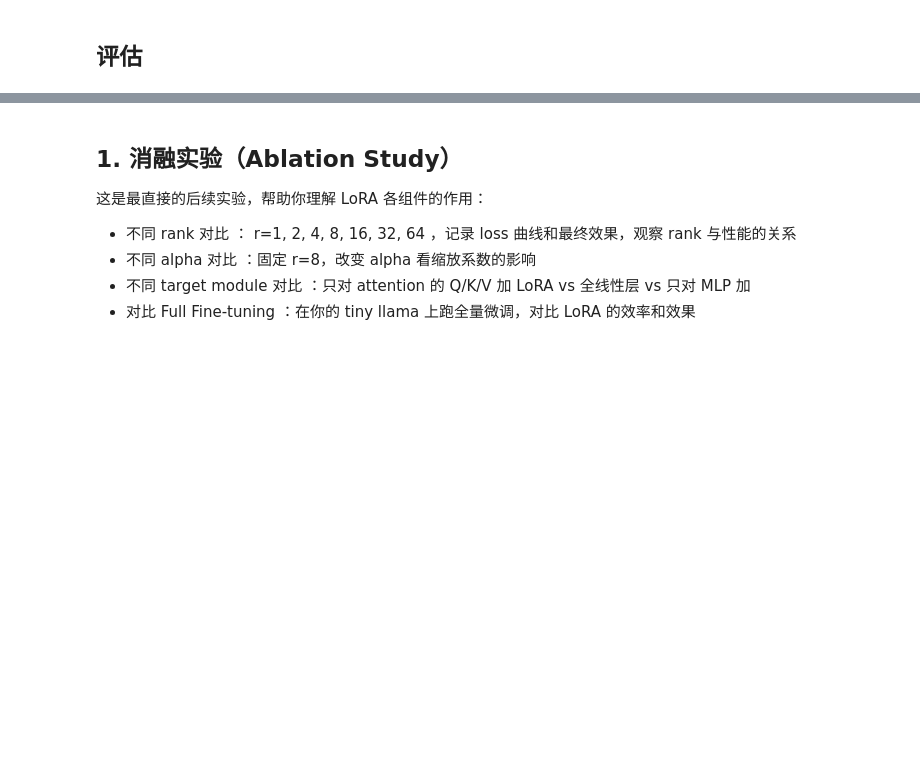
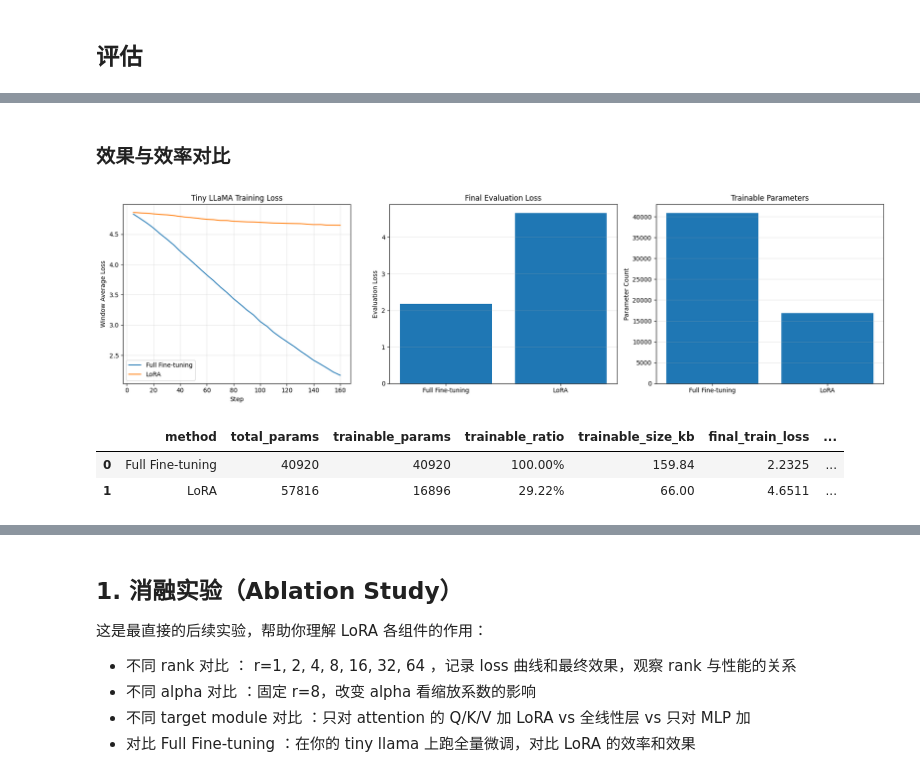
Before and after one commit to ChiTang49/Agent-Learning, a Jupyter notebook: Agentic RL/lab/LoRA-Demo.ipynb, the cells around one changed output, grey strips where cells are left out. Drawn from its saved outputs; the diff is of its cells as text; code cells hidden in the pictures; blank space fills up the shorter version.

```diff
--- a/Agentic RL/lab/LoRA-Demo.ipynb
+++ b/Agentic RL/lab/LoRA-Demo.ipynb
@@ -681,0 +1594,12 @@ You are a helpful assistant<|im_end|>
+# %%
+tiny_compare_results = {}
+for method_name in ['Full Fine-tuning', 'LoRA']:
+    print(f'\n{"=" * 28} {method_name} {"=" * 28}')
+    tiny_compare_results[method_name] = train_tiny_method(method_name)
+    result = tiny_compare_results[method_name]
+    print(
+        f'{method_name}: train_loss={result["final_train_loss"]:.4f}, '
+        f'eval_loss={result["final_eval_loss"]:.4f}, '
+        f'trainable={result["trainable_params"]:,} '
+        f'({result["trainable_ratio"]:.2%})'
+    )
@@ -681,0 +1612,62 @@ You are a helpful assistant<|im_end|>
+# %% [markdown]
+### 效果与效率对比
+# %%
+fig, axes = plt.subplots(1, 3, figsize=(18, 5))
+for method_name, result in tiny_compare_results.items():
+    axes[0].plot(
+        result['steps'], result['loss_curve'], label=method_name
+    )
+axes[0].set(
+    title='Tiny LLaMA Training Loss',
+    xlabel='Step', ylabel='Window Average Loss',
+)
+axes[0].grid(True, alpha=0.3)
+axes[0].legend()
+
+method_names = list(tiny_compare_results)
+axes[1].bar(
+    method_names,
+    [tiny_compare_results[name]['final_eval_loss'] for name in method_names],
+)
+axes[1].set(title='Final Evaluation Loss', ylabel='Evaluation Loss')
+axes[1].grid(True, axis='y', alpha=0.3)
+
+axes[2].bar(
+    method_names,
+    [tiny_compare_results[name]['trainable_params'] for name in method_names],
+)
+axes[2].set(title='Trainable Parameters', ylabel='Parameter Count')
+axes[2].ticklabel_format(axis='y', style='plain')
+axes[2].grid(True, axis='y', alpha=0.3)
+plt.tight_layout()
+plt.show()
+
+tiny_compare_summary = pd.DataFrame([
+    {
+        'method': method_name,
+        'total_params': result['total_params'],
+        'trainable_params': result['trainable_params'],
+        'trainable_ratio': result['trainable_ratio'],
+        'trainable_size_kb': result['trainable_size_kb'],
+        'final_train_loss': result['final_train_loss'],
+        'final_eval_loss': result['final_eval_loss'],
+        'perplexity': result['perplexity'],
+        'train_seconds': result['train_seconds'],
+        'peak_memory_gb': result['peak_memory_gb'],
+    }
+    for method_name, result in tiny_compare_results.items()
+]).sort_values('final_eval_loss').reset_index(drop=True)
+display(tiny_compare_summary.style.format({
+    'trainable_ratio': '{:.2%}',
+    'trainable_size_kb': '{:.2f}',
+    'final_train_loss': '{:.4f}',
+    'final_eval_loss': '{:.4f}',
+    'perplexity': '{:.2f}',
+    'train_seconds': '{:.3f}',
+    'peak_memory_gb': '{:.4f}',
+}))
+# %% [output]
+[figure, added]
+|  | method | total_params | trainable_params | trainable_ratio | trainable_size_kb | final_train_loss | ... |
+| 0 | Full Fine-tuning | 40920 | 40920 | 100.00% | 159.84 | 2.2325 | ... |
+| 1 | LoRA | 57816 | 16896 | 29.22% | 66.00 | 4.6511 | ... |
```
Also changed, not shown: parts of 60 cells of this notebook, 2 other files.
